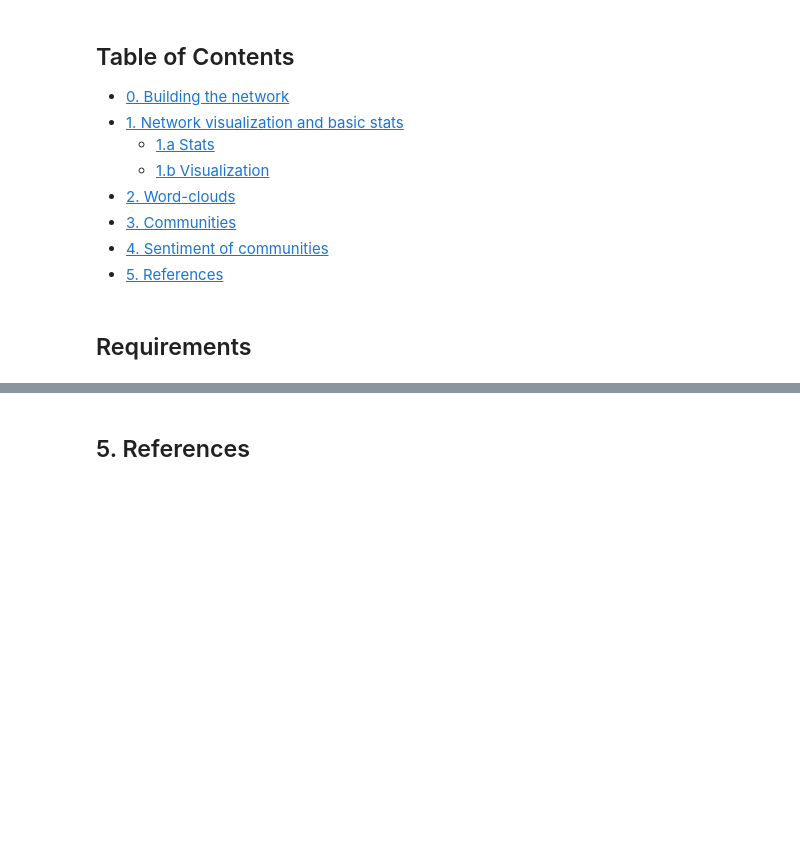
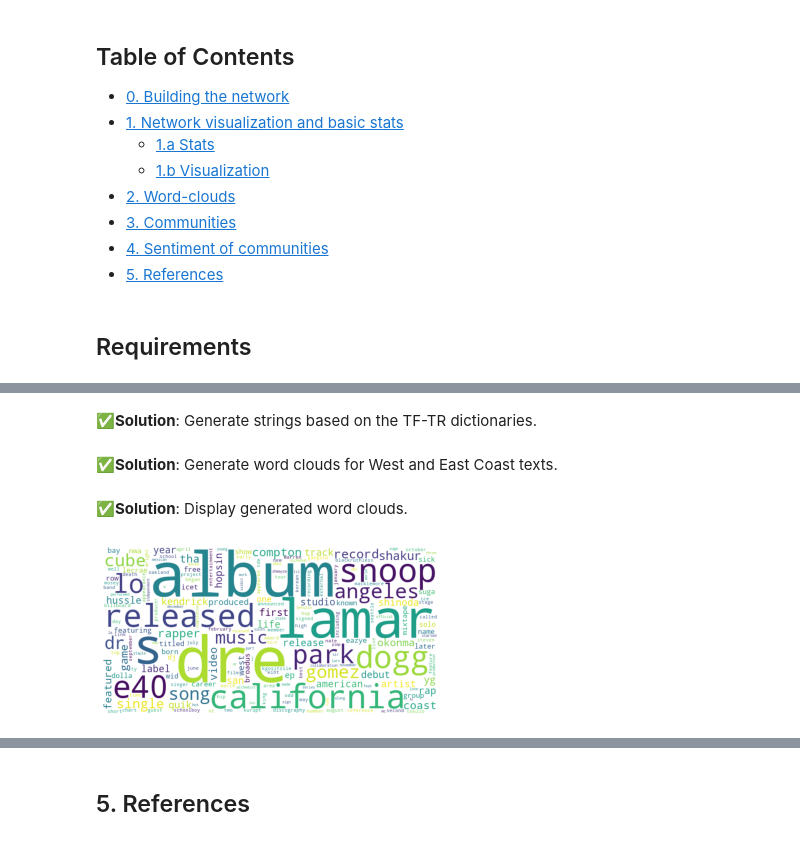
Before and after one commit to pierrehogenhaug/socialgraphs2023, a Jupyter notebook: assignments/ass2.ipynb, the cells around one changed output, grey strips where cells are left out. Saved outputs shown, nothing was run; the diff lists cells and outputs as text; code cells hidden in the pictures; blank space fills up the shorter version.

```diff
--- a/assignments/ass2.ipynb
+++ b/assignments/ass2.ipynb
@@ -134,0 +145,3 @@ A couple of additional instructions you will need below:
+# %%
+tf_tr_west = compute_tf_tr(tf_west, tf_east, 20)
+tf_tr_east = compute_tf_tr(tf_east, tf_west, 20)
@@ -134,0 +150,28 @@ A couple of additional instructions you will need below:
+# %%
+def compute_tf_tr_string(tf_tr):
+
+    tf_tr_string = ''
+
+    for token in tf_tr:
+        for i in range(math.ceil(tf_tr[token])):
+            tf_tr_string += token + " "
+
+    return tf_tr_string
+# %% [markdown]
+✅**Solution**: Generate strings based on the TF-TR dictionaries.
+# %%
+tf_tr_string_west = compute_tf_tr_string(tf_tr_west)
+tf_tr_string_east = compute_tf_tr_string(tf_tr_east)
+# %% [markdown]
+✅**Solution**: Generate word clouds for West and East Coast texts.
+# %%
+wordcloud_west = WordCloud(width=800, height=400, background_color='white', collocations=False).generate(tf_tr_string_west)
+wordcloud_east = WordCloud(width=800, height=400, background_color='white', collocations=False, colormap='plasma').generate(tf_tr_string_east)
+# %% [markdown]
+✅**Solution**: Display generated word clouds.
+# %%
+plt.imshow(wordcloud_west)
+plt.axis("off")
+plt.show()
+# %% [output]
+[figure, added]
```
Also changed, not shown: parts of 117 cells of this notebook, 3 other files.
